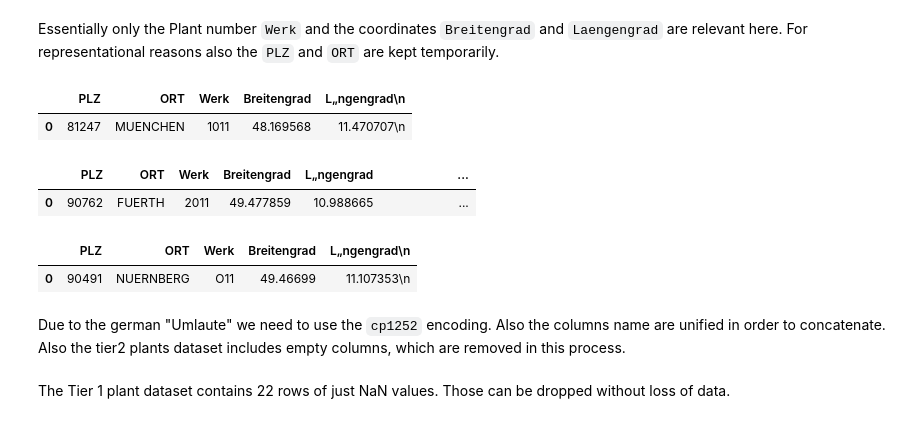
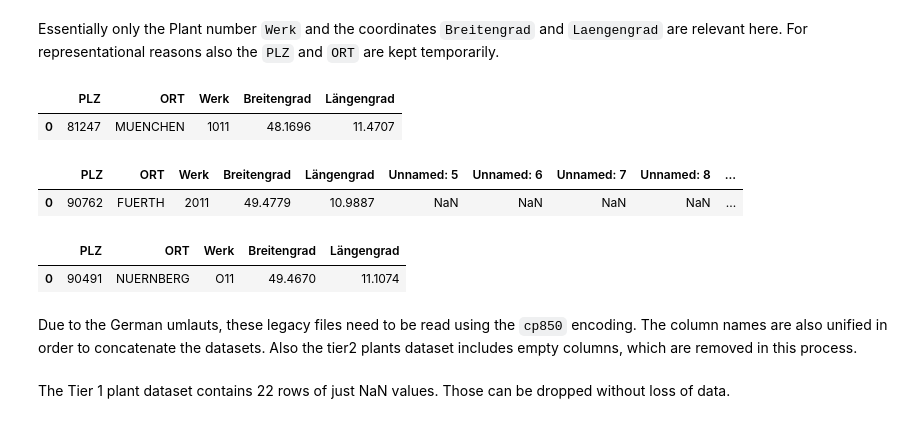
Before and after one commit to Kian7667/Car_Supply_Chain_Analysis, a Jupyter notebook: SoSe26_Case_Study_Group_11.ipynb, the cells around one changed output. Saved outputs shown, nothing was run; the diff lists cells and outputs as text; code cells hidden in the pictures.

```diff
--- a/SoSe26_Case_Study_Group_11.ipynb
+++ b/SoSe26_Case_Study_Group_11.ipynb
@@ -113,16 +113,9 @@ def read_matches_suffix_resolve(
 
     return pd.concat(clean_chunks, ignore_index=True)
 
-def first_line_preview(path, sep = ","):
-    """Read the indexes and first line and return a dataframe"""
-    with open(path) as file:
-        header =file.readline()
-        first_line = file.readline()
-
-    header = header.split(sep)
-    first_line = first_line.split(sep)
-
-    return pd.DataFrame(first_line, index = header).T
+def first_line_preview(path, sep=",", encoding="utf-8"):
+    """Return the first data row of a delimited text file."""
+    return pd.read_csv(path, sep=sep, encoding=encoding, nrows=1)
 
 def explore(dfs, df_names, id_column):
     """Return a exploration dataframe"""
@@ -990,22 +983,22 @@ All plant datasets are imported and concatenated. For clean concatenation all `W
 # %% [markdown]
 Essentially only the Plant number `Werk` and the coordinates `Breitengrad` and `Laengengrad` are relevant here. For representational reasons also the `PLZ` and `ORT` are kept temporarily.
 # %%
-first_line_preview("data/IDA SoSe26 - Data/Geodaten/Tier1_Werke_2017-07-11_v1.2_TrR.csv", sep = ";")
+first_line_preview("data/IDA SoSe26 - Data/Geodaten/Tier1_Werke_2017-07-11_v1.2_TrR.csv", sep=";", encoding="cp850")
 # %% [output]
-|  | PLZ | ORT | Werk | Breitengrad | L„ngengrad\n |
-| 0 | 81247 | MUENCHEN | 1011 | 48.169568 | 11.470707\n |
+|  | PLZ | ORT | Werk | Breitengrad | Längengrad |
+| 0 | 81247 | MUENCHEN | 1011 | 48.1696 | 11.4707 |
 # %%
-first_line_preview("data/IDA SoSe26 - Data/Geodaten/Tier2_Werke_2017-07-11_v1.2_TrR.csv", sep = ";")
+first_line_preview("data/IDA SoSe26 - Data/Geodaten/Tier2_Werke_2017-07-11_v1.2_TrR.csv", sep=";", encoding="cp850")
 # %% [output]
-|  | PLZ | ORT | Werk | Breitengrad | L„ngengrad |  |  |  |  |  | ... |
-| 0 | 90762 | FUERTH | 2011 | 49.477859 | 10.988665 |  |  |  |  |  | ... |
+|  | PLZ | ORT | Werk | Breitengrad | Längengrad | Unnamed: 5 | Unnamed: 6 | Unnamed: 7 | Unnamed: 8 | ... |
+| 0 | 90762 | FUERTH | 2011 | 49.4779 | 10.9887 | NaN | NaN | NaN | NaN | ... |
 # %%
-first_line_preview("data/IDA SoSe26 - Data/Geodaten/OEM_Werke_2017-07-04_TrR.csv", sep = ";")
+first_line_preview("data/IDA SoSe26 - Data/Geodaten/OEM_Werke_2017-07-04_TrR.csv", sep=";", encoding="cp850")
 # %% [output]
-|  | PLZ | ORT | Werk | Breitengrad | L„ngengrad\n |
-| 0 | 90491 | NUERNBERG | O11 | 49.46699 | 11.107353\n |
+|  | PLZ | ORT | Werk | Breitengrad | Längengrad |
+| 0 | 90491 | NUERNBERG | O11 | 49.4670 | 11.1074 |
 # %% [markdown]
-Due to the german "Umlaute" we need to use the `cp1252` encoding. Also the columns name are unified in order to concatenate.
+Due to the German umlauts, these legacy files need to be read using the `cp850` encoding. The column names are also unified in order to concatenate the datasets.
 Also the tier2 plants dataset includes empty columns, which are removed in this process.
 # %%
 tier1_plants = pd.read_csv(
```
Also changed, not shown: parts of 19 cells of this notebook, 7 other files.
